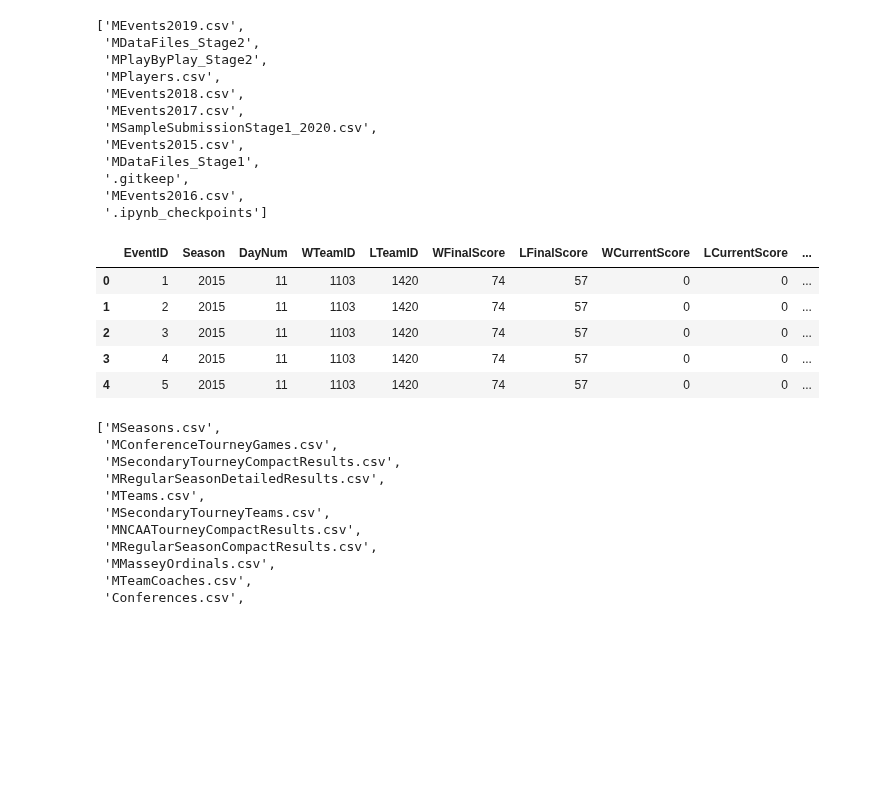
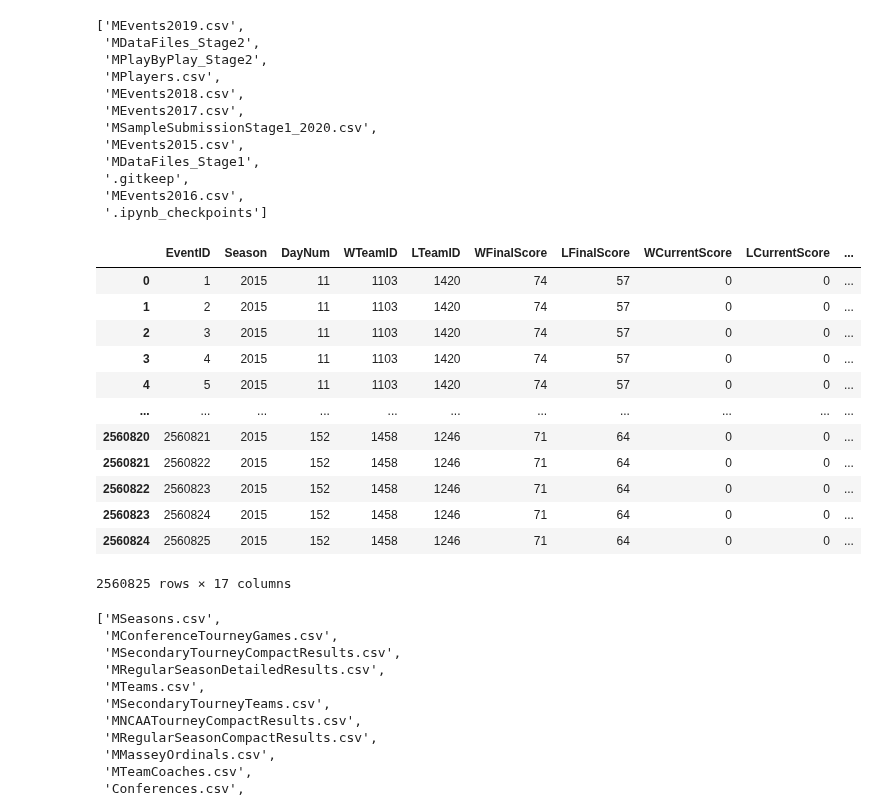
Before and after one commit to sethchart/kaggle-march-machine-learning-mania, a Jupyter notebook: notebooks/exploratory/01-sethchart-data_inventory.ipynb, the cells around one changed output. Drawn from its saved outputs; the diff is of its cells as text; code cells hidden in the pictures; blank space fills up the shorter version.

```diff
--- a/notebooks/exploratory/01-sethchart-data_inventory.ipynb
+++ b/notebooks/exploratory/01-sethchart-data_inventory.ipynb
@@ -17,14 +17,21 @@ os.listdir('../../data/raw/')
  'MEvents2016.csv',
  '.ipynb_checkpoints']
 # %%
-pd.read_csv('../../data/raw/MEvents2015.csv').head()
+pd.read_csv('../../data/raw/MEvents2015.csv')
 # %% [output]
 |  | EventID | Season | DayNum | WTeamID | LTeamID | WFinalScore | LFinalScore | WCurrentScore | LCurrentScore | ... |
 | 0 | 1 | 2015 | 11 | 1103 | 1420 | 74 | 57 | 0 | 0 | ... |
 | 1 | 2 | 2015 | 11 | 1103 | 1420 | 74 | 57 | 0 | 0 | ... |
 | 2 | 3 | 2015 | 11 | 1103 | 1420 | 74 | 57 | 0 | 0 | ... |
 | 3 | 4 | 2015 | 11 | 1103 | 1420 | 74 | 57 | 0 | 0 | ... |
 | 4 | 5 | 2015 | 11 | 1103 | 1420 | 74 | 57 | 0 | 0 | ... |
+| ... | ... | ... | ... | ... | ... | ... | ... | ... | ... | ... |
+| 2560820 | 2560821 | 2015 | 152 | 1458 | 1246 | 71 | 64 | 0 | 0 | ... |
+| 2560821 | 2560822 | 2015 | 152 | 1458 | 1246 | 71 | 64 | 0 | 0 | ... |
+| 2560822 | 2560823 | 2015 | 152 | 1458 | 1246 | 71 | 64 | 0 | 0 | ... |
+| 2560823 | 2560824 | 2015 | 152 | 1458 | 1246 | 71 | 64 | 0 | 0 | ... |
+| 2560824 | 2560825 | 2015 | 152 | 1458 | 1246 | 71 | 64 | 0 | 0 | ... |
+2560825 rows × 17 columns
 # %%
 os.listdir('../../data/raw/MDataFiles_Stage1/')
 # %% [output]
```
Also changed, not shown: 1 other file.
